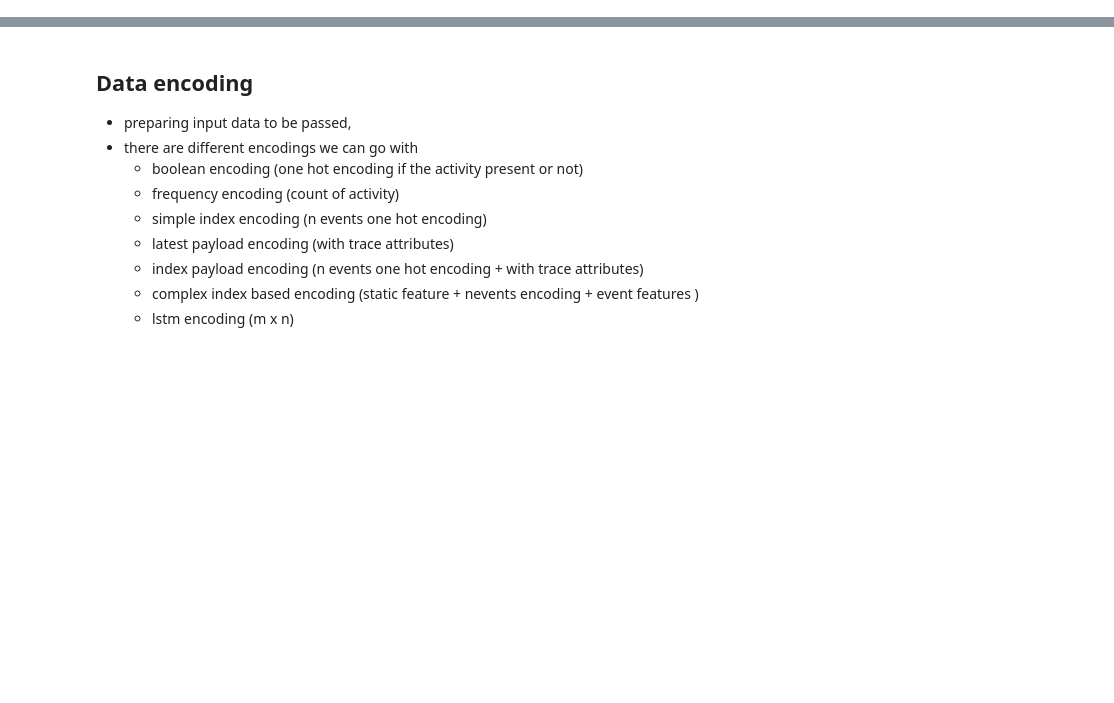
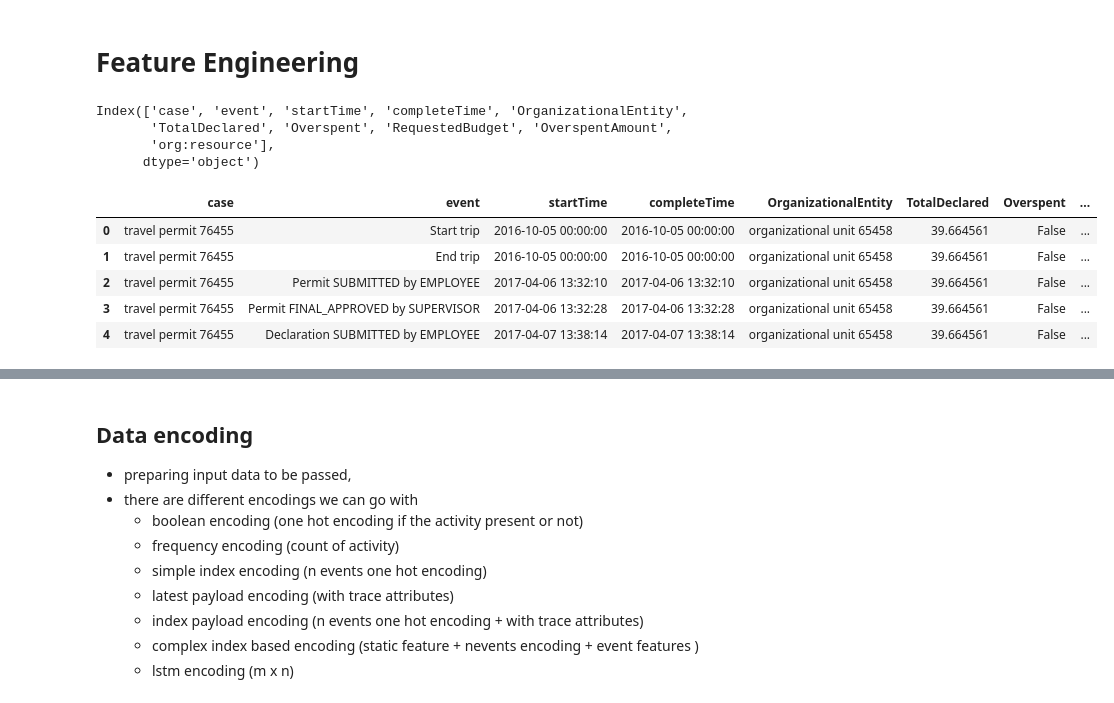
Before and after one commit to himanshudce/APM_BPI_2020, a Jupyter notebook: notebooks/data_prepration.ipynb, the cells around one changed output, grey strips where cells are left out. Cells and saved outputs as stored; diff of their text form; code cells hidden in the pictures; blank space fills up the shorter version.

Commit message:
csv files and feature engineering

```diff
--- a/notebooks/data_prepration.ipynb
+++ b/notebooks/data_prepration.ipynb
@@ -9,11 +14,9 @@ from pm4py.objects.log.obj import EventLog, Trace
 # %%
-# trace = pd.read_csv('../data/TravelPermits.csv')
-# trace_log = pm4py.format_dataframe(trace, case_id='case', activity_key='event', timestamp_key='completeTime', start_timestamp_key='startTime')
+# read data in csv
+trace = pd.read_csv('../data/Travel Permits (filtered).csv')
+
+# data_path = '../data/Travel Permits Filtered.xes'
+# trace_log = pm4py.read_xes(data_path)
+# trace_log = pm4py.format_dataframe(trace_log, case_id='case:id', activity_key='concept:name', timestamp_key='time:timestamp')
 # trace_log = pm4py.convert_to_event_log(trace_log)
-
-
-data_path = '../data/Travel Permits Filtered.xes'
-trace_log = pm4py.read_xes(data_path)
-trace_log = pm4py.format_dataframe(trace_log, case_id='case:id', activity_key='concept:name', timestamp_key='time:timestamp')
-trace_log = pm4py.convert_to_event_log(trace_log)
-trace_log
+# trace_log
@@ -29,0 +60,26 @@ trace_log
+# %% [markdown]
+# Feature Engineering
+# %%
+# check all the columns
+trace.columns
+# %% [output]
+Index(['case', 'event', 'startTime', 'completeTime', 'OrganizationalEntity',
+       'TotalDeclared', 'Overspent', 'RequestedBudget', 'OverspentAmount',
+       'org:resource'],
+      dtype='object')
+# %%
+# removing redundant columns and converting time to pandas datetime object
+imp_cols = ['case', 'event', 'startTime', 'completeTime', 'OrganizationalEntity',
+       'TotalDeclared', 'Overspent',
+       'RequestedBudget', 'OverspentAmount', 'org:resource']
+permits = trace[imp_cols]
+permits['startTime'] = pd.to_datetime(permits['startTime'])
+permits['completeTime'] = pd.to_datetime(permits['completeTime'])
+permits.head()
+# %% [output]
+|  | case | event | startTime | completeTime | OrganizationalEntity | TotalDeclared | Overspent | ... |
+| 0 | travel permit 76455 | Start trip | 2016-10-05 00:00:00 | 2016-10-05 00:00:00 | organizational unit 65458 | 39.664561 | False | ... |
+| 1 | travel permit 76455 | End trip | 2016-10-05 00:00:00 | 2016-10-05 00:00:00 | organizational unit 65458 | 39.664561 | False | ... |
+| 2 | travel permit 76455 | Permit SUBMITTED by EMPLOYEE | 2017-04-06 13:32:10 | 2017-04-06 13:32:10 | organizational unit 65458 | 39.664561 | False | ... |
+| 3 | travel permit 76455 | Permit FINAL_APPROVED by SUPERVISOR | 2017-04-06 13:32:28 | 2017-04-06 13:32:28 | organizational unit 65458 | 39.664561 | False | ... |
+| 4 | travel permit 76455 | Declaration SUBMITTED by EMPLOYEE | 2017-04-07 13:38:14 | 2017-04-07 13:38:14 | organizational unit 65458 | 39.664561 | False | ... |
```
Also changed, not shown: parts of 32 cells of this notebook, 5 other files.
